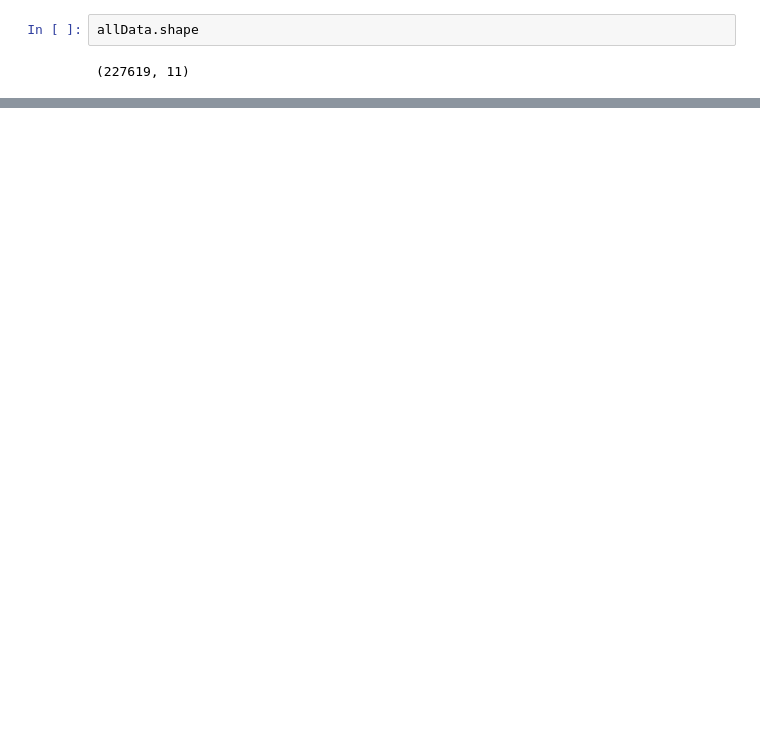
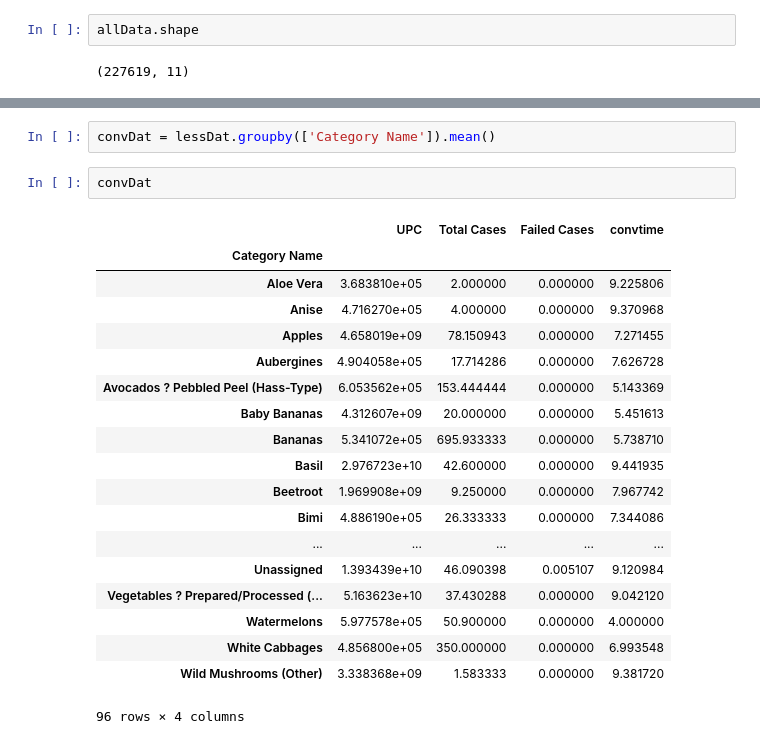
Before and after one commit to nathan2wong/FetchFoodFinance, a Jupyter notebook: Food Date Parser.ipynb, the cells around one changed output, grey strips where cells are left out. Drawn from its saved outputs; the diff is of its cells as text; blank space fills up the shorter version.

```diff
--- a/Food Date Parser.ipynb
+++ b/Food Date Parser.ipynb
@@ -17,0 +84,24 @@ allData.shape
+# %%
+convDat = lessDat.groupby(['Category Name']).mean()
+# %%
+convDat
+# %% [output]
+|  | UPC | Total Cases | Failed Cases | convtime |
+| Category Name |  |  |  |  |
+| Aloe Vera | 3.683810e+05 | 2.000000 | 0.000000 | 9.225806 |
+| Anise | 4.716270e+05 | 4.000000 | 0.000000 | 9.370968 |
+| Apples | 4.658019e+09 | 78.150943 | 0.000000 | 7.271455 |
+| Aubergines | 4.904058e+05 | 17.714286 | 0.000000 | 7.626728 |
+| Avocados ? Pebbled Peel (Hass-Type) | 6.053562e+05 | 153.444444 | 0.000000 | 5.143369 |
+| Baby Bananas | 4.312607e+09 | 20.000000 | 0.000000 | 5.451613 |
+| Bananas | 5.341072e+05 | 695.933333 | 0.000000 | 5.738710 |
+| Basil | 2.976723e+10 | 42.600000 | 0.000000 | 9.441935 |
+| Beetroot | 1.969908e+09 | 9.250000 | 0.000000 | 7.967742 |
+| Bimi | 4.886190e+05 | 26.333333 | 0.000000 | 7.344086 |
+| ... | ... | ... | ... | ... |
+| Unassigned | 1.393439e+10 | 46.090398 | 0.005107 | 9.120984 |
+| Vegetables ? Prepared/Processed (... | 5.163623e+10 | 37.430288 | 0.000000 | 9.042120 |
+| Watermelons | 5.977578e+05 | 50.900000 | 0.000000 | 4.000000 |
+| White Cabbages | 4.856800e+05 | 350.000000 | 0.000000 | 6.993548 |
+| Wild Mushrooms (Other) | 3.338368e+09 | 1.583333 | 0.000000 | 9.381720 |
+96 rows × 4 columns
```
Also changed, not shown: parts of 13 cells of this notebook.
